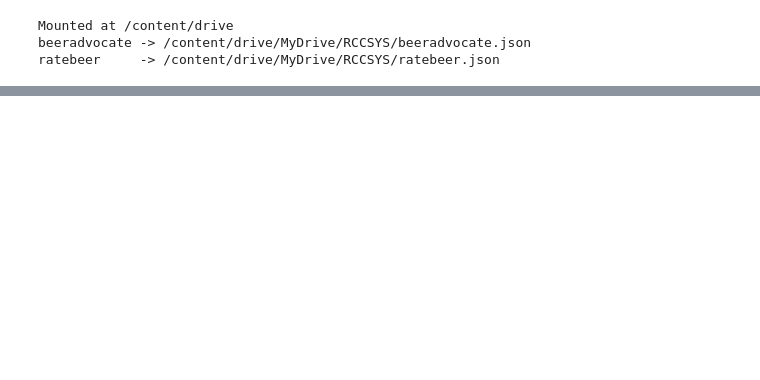
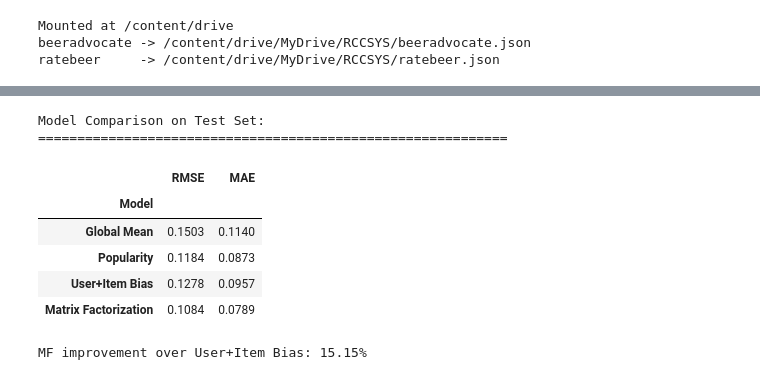
Before and after one commit to Recommender-Systems-Final-Project/Recommender-system-for-Beers-Dataset, a Jupyter notebook: Beer_Recommender_Phase1_MF_B1.ipynb, the cells around one changed output, grey strips where cells are left out. Drawn from its saved outputs; the diff is of its cells as text; code cells hidden in the pictures; blank space fills up the shorter version.

```diff
--- a/Beer_Recommender_Phase1_MF_B1.ipynb
+++ b/Beer_Recommender_Phase1_MF_B1.ipynb
@@ -1376,0 +759,62 @@ Recommended reporting points:
+# %%
+# FIXED: Baseline models for comparison
+
+# User+Item Bias baseline
+user_mean = train_df.groupby('review/profileName')['review/overall'].mean()
+item_mean = train_df.groupby('item_id')['review/overall'].mean()
+
+user_bias = (user_mean - global_mean).to_dict()
+item_bias = (item_mean - global_mean).to_dict()
+
+def bias_pred(df_eval):
+    preds = []
+    for _, row in df_eval.iterrows():
+        u = row['review/profileName']
+        i = row['item_id']
+        pred = global_mean + user_bias.get(u, 0.0) + item_bias.get(i, 0.0)
+        preds.append(np.clip(pred, 0.0, 1.0))
+    return np.array(preds)
+
+def pop_pred(df_eval):
+    return df_eval['item_id'].map(item_score_lookup).fillna(C).values
+
+def rmse(y_true, y_pred):
+    return float(np.sqrt(np.mean((np.asarray(y_true) - np.asarray(y_pred)) ** 2)))
+
+def mae(y_true, y_pred):
+    return float(np.mean(np.abs(np.asarray(y_true) - np.asarray(y_pred))))
+
+# Evaluate baselines
+test_truth = test_df['review/overall'].values
+
+pop_preds = pop_pred(test_df)
+bias_preds = bias_pred(test_df)
+
+results = [
+    {'Model': 'Global Mean', 'RMSE': rmse(test_truth, np.full_like(test_truth, global_mean)),
+     'MAE': mae(test_truth, np.full_like(test_truth, global_mean))},
+    {'Model': 'Popularity', 'RMSE': rmse(test_truth, pop_preds), 'MAE': mae(test_truth, pop_preds)},
+    {'Model': 'User+Item Bias', 'RMSE': rmse(test_truth, bias_preds), 'MAE': mae(test_truth, bias_preds)},
+    {'Model': 'Matrix Factorization', 'RMSE': final_test_rmse, 'MAE': final_test_mae},
+]
+
+results_df = pd.DataFrame(results).set_index('Model')
+print("\nModel Comparison on Test Set:")
+print("="*60)
+display(results_df.round(4))
+
+# Calculate improvements
+baseline_rmse = results_df.loc['User+Item Bias', 'RMSE']
+mf_rmse = results_df.loc['Matrix Factorization', 'RMSE']
+improvement = (baseline_rmse - mf_rmse) / baseline_rmse * 100
+print(f"\nMF improvement over User+Item Bias: {improvement:.2f}%")
+# %% [output]
+Model Comparison on Test Set:
+============================================================
+|  | RMSE | MAE |
+| Model |  |  |
+| Global Mean | 0.1503 | 0.1140 |
+| Popularity | 0.1184 | 0.0873 |
+| User+Item Bias | 0.1278 | 0.0957 |
+| Matrix Factorization | 0.1084 | 0.0789 |
+MF improvement over User+Item Bias: 15.15%
```
Also changed, not shown: parts of 75 cells of this notebook.
